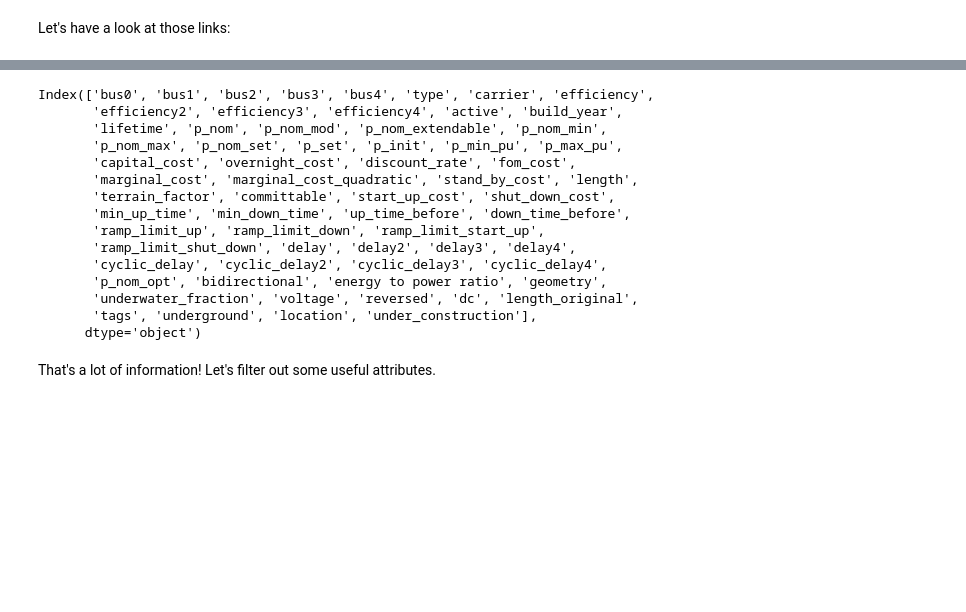
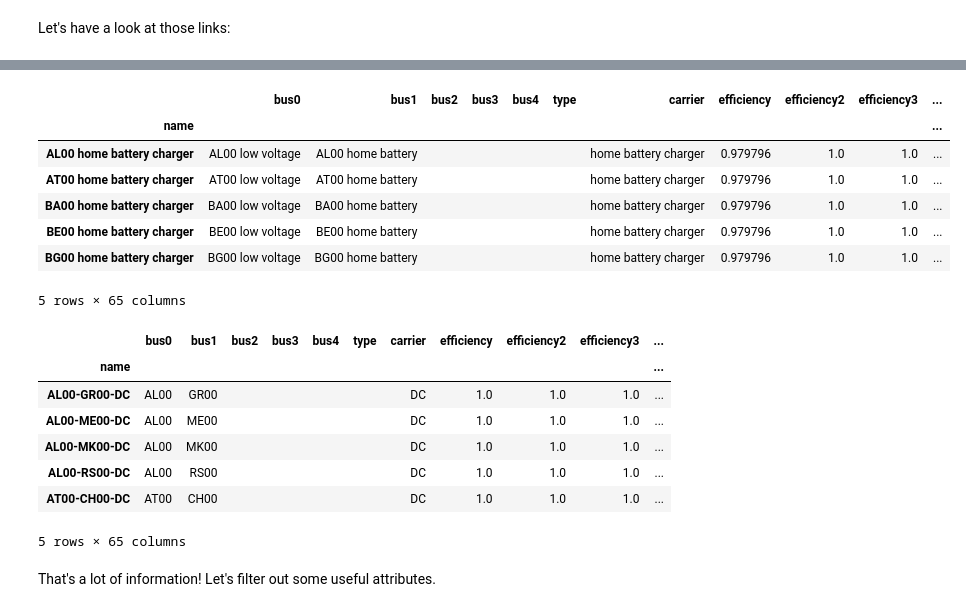
Before and after one commit to MaksLatz/practice-WS_openTYNDP, a Jupyter notebook: open-tyndp-workshops/20250409-workshop-pypsa-01.ipynb, the cells around one changed output, grey strips where cells are left out. Cells and saved outputs as stored; diff of their text form; code cells hidden in the pictures; blank space fills up the shorter version.

```diff
--- a/open-tyndp-workshops/20250409-workshop-pypsa-01.ipynb
+++ b/open-tyndp-workshops/20250409-workshop-pypsa-01.ipynb
@@ -504,23 +524,26 @@ Let's have a look at those links:
+# %%
+n2.links.query("carrier == 'home battery charger'").head()
+# %% [output]
+|  | bus0 | bus1 | bus2 | bus3 | bus4 | type | carrier | efficiency | efficiency2 | efficiency3 | ... |
+| name |  |  |  |  |  |  |  |  |  |  | ... |
+| AL00 home battery charger | AL00 low voltage | AL00 home battery |  |  |  |  | home battery charger | 0.979796 | 1.0 | 1.0 | ... |
+| AT00 home battery charger | AT00 low voltage | AT00 home battery |  |  |  |  | home battery charger | 0.979796 | 1.0 | 1.0 | ... |
+| BA00 home battery charger | BA00 low voltage | BA00 home battery |  |  |  |  | home battery charger | 0.979796 | 1.0 | 1.0 | ... |
+| BE00 home battery charger | BE00 low voltage | BE00 home battery |  |  |  |  | home battery charger | 0.979796 | 1.0 | 1.0 | ... |
+| BG00 home battery charger | BG00 low voltage | BG00 home battery |  |  |  |  | home battery charger | 0.979796 | 1.0 | 1.0 | ... |
+5 rows × 65 columns
 # %%
 reference_grid_elec = n2.links.query("carrier == 'DC'") #
 reference_grid_elec.head()
-reference_grid_elec.columns
 # %% [output]
+|  | bus0 | bus1 | bus2 | bus3 | bus4 | type | carrier | efficiency | efficiency2 | efficiency3 | ... |
+| name |  |  |  |  |  |  |  |  |  |  | ... |
+| AL00-GR00-DC | AL00 | GR00 |  |  |  |  | DC | 1.0 | 1.0 | 1.0 | ... |
+| AL00-ME00-DC | AL00 | ME00 |  |  |  |  | DC | 1.0 | 1.0 | 1.0 | ... |
+| AL00-MK00-DC | AL00 | MK00 |  |  |  |  | DC | 1.0 | 1.0 | 1.0 | ... |
+| AL00-RS00-DC | AL00 | RS00 |  |  |  |  | DC | 1.0 | 1.0 | 1.0 | ... |
+| AT00-CH00-DC | AT00 | CH00 |  |  |  |  | DC | 1.0 | 1.0 | 1.0 | ... |
-Index(['bus0', 'bus1', 'bus2', 'bus3', 'bus4', 'type', 'carrier', 'efficiency',
-       'efficiency2', 'efficiency3', 'efficiency4', 'active', 'build_year',
-       'lifetime', 'p_nom', 'p_nom_mod', 'p_nom_extendable', 'p_nom_min',
-       'p_nom_max', 'p_nom_set', 'p_set', 'p_init', 'p_min_pu', 'p_max_pu',
-       'capital_cost', 'overnight_cost', 'discount_rate', 'fom_cost',
-       'marginal_cost', 'marginal_cost_quadratic', 'stand_by_cost', 'length',
-       'terrain_factor', 'committable', 'start_up_cost', 'shut_down_cost',
-       'min_up_time', 'min_down_time', 'up_time_before', 'down_time_before',
-       'ramp_limit_up', 'ramp_limit_down', 'ramp_limit_start_up',
-       'ramp_limit_shut_down', 'delay', 'delay2', 'delay3', 'delay4',
-       'cyclic_delay', 'cyclic_delay2', 'cyclic_delay3', 'cyclic_delay4',
-       'p_nom_opt', 'bidirectional', 'energy to power ratio', 'geometry',
-       'underwater_fraction', 'voltage', 'reversed', 'dc', 'length_original',
-       'tags', 'underground', 'location', 'under_construction'],
-      dtype='object')
+5 rows × 65 columns
 # %% [markdown]
 That's a lot of information! Let's filter out some useful attributes.
 # %%
```
Also changed, not shown: parts of 10 cells of this notebook.
